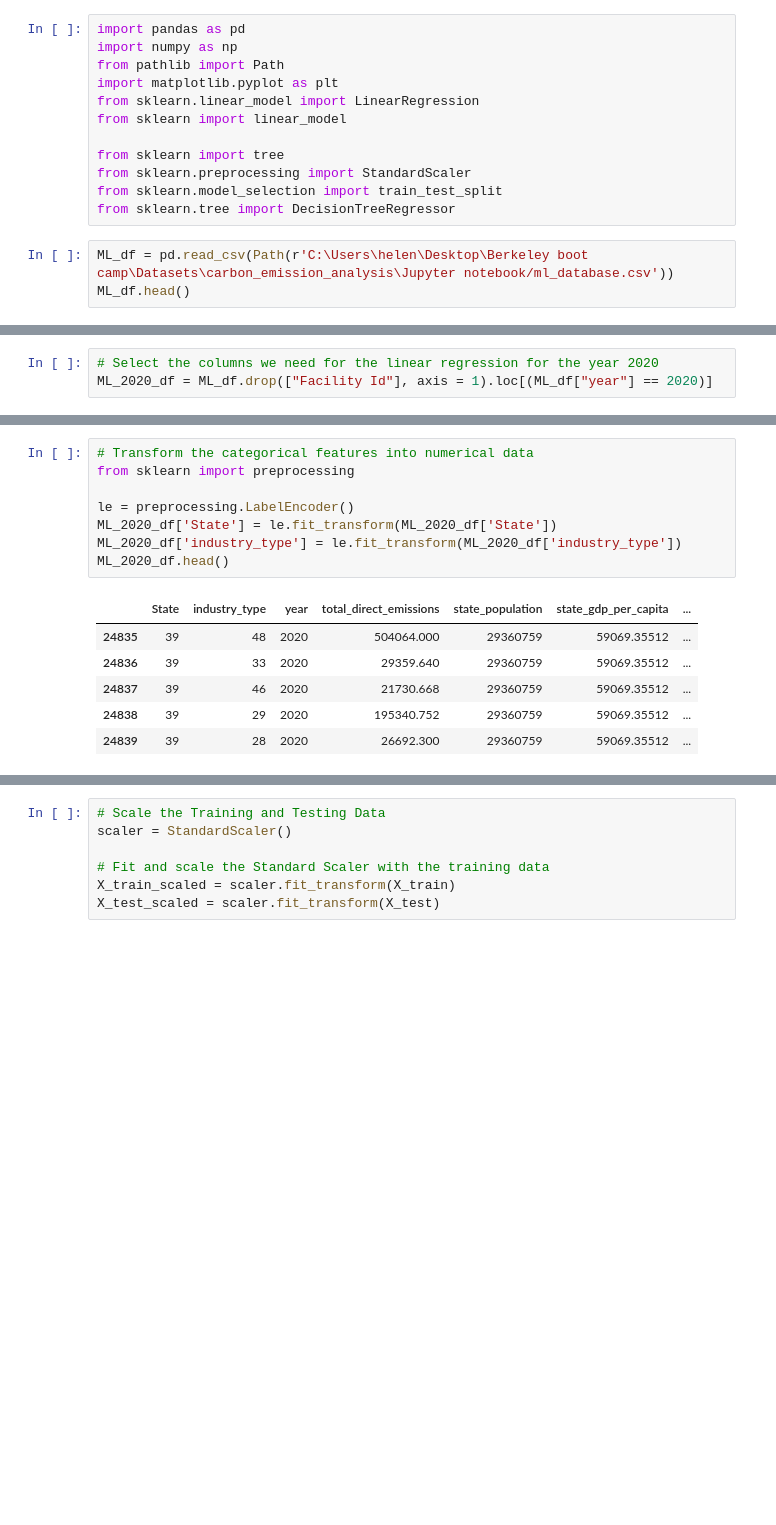
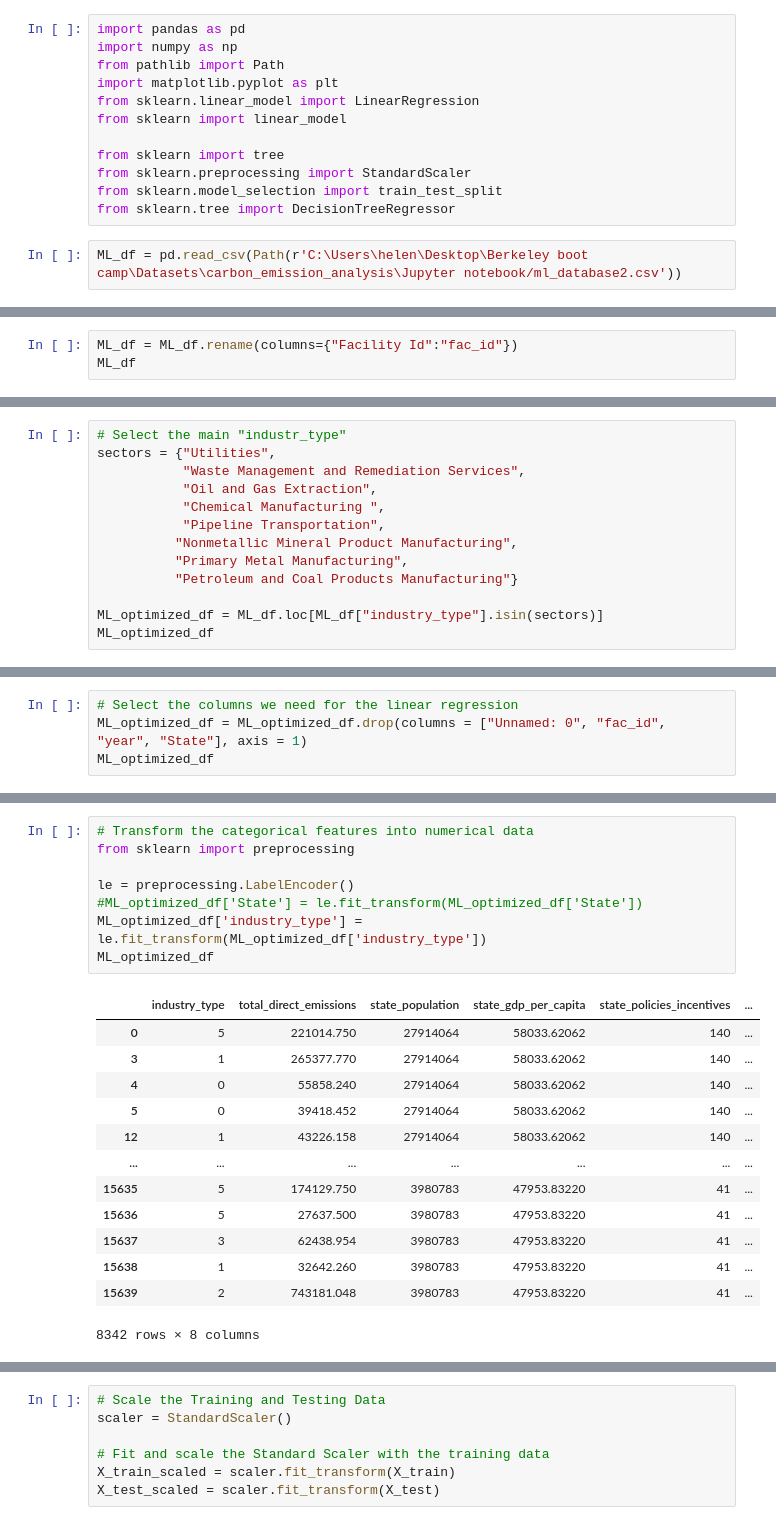
Before and after one commit to shinigami423/carbon_emission_analysis, a Jupyter notebook: Machine Learning/ML_linear_regression.ipynb, the cells around one changed output, grey strips where cells are left out. Saved outputs shown, nothing was run; the diff lists cells and outputs as text; blank space fills up the shorter version.

Commit message:
ML with linear regression and main industries

```diff
--- a/Machine Learning/ML_linear_regression.ipynb
+++ b/Machine Learning/ML_linear_regression.ipynb
@@ -11,5 +11,4 @@ from sklearn.preprocessing import StandardScaler
 from sklearn.model_selection import train_test_split
 from sklearn.tree import DecisionTreeRegressor
 # %%
-ML_df = pd.read_csv(Path(r'C:\Users\helen\Desktop\Berkeley boot camp\Datasets\carbon_emission_analysis\Jupyter notebook/ml_database.csv'))
-ML_df.head()
+ML_df = pd.read_csv(Path(r'C:\Users\helen\Desktop\Berkeley boot camp\Datasets\carbon_emission_analysis\Jupyter notebook/ml_database2.csv'))
@@ -22,0 +29,3 @@ ML_df.head()
+# %%
+ML_df = ML_df.rename(columns={"Facility Id":"fac_id"})
+ML_df
@@ -22,0 +66,13 @@ ML_df.head()
+# %%
+# Select the main "industr_type"
+sectors = {"Utilities",
+           "Waste Management and Remediation Services",
+           "Oil and Gas Extraction",
+           "Chemical Manufacturing ",
+           "Pipeline Transportation",
+          "Nonmetallic Mineral Product Manufacturing",
+          "Primary Metal Manufacturing",
+          "Petroleum and Coal Products Manufacturing"}
+
+ML_optimized_df = ML_df.loc[ML_df["industry_type"].isin(sectors)]
+ML_optimized_df
@@ -23,3 +93,4 @@ ML_df.head()
 # %%
-# Select the columns we need for the linear regression for the year 2020
-ML_2020_df = ML_df.drop(["Facility Id"], axis = 1).loc[(ML_df["year"] == 2020)]
+# Select the columns we need for the linear regression
+ML_optimized_df = ML_optimized_df.drop(columns = ["Unnamed: 0", "fac_id", "year", "State"], axis = 1)
+ML_optimized_df
@@ -26,15 +111,22 @@ ML_2020_df = ML_df.drop(["Facility Id"], axis = 1).loc[(ML_df["year"] == 2020)]
 # %%
 # Transform the categorical features into numerical data
 from sklearn import preprocessing
 
 le = preprocessing.LabelEncoder()
-ML_2020_df['State'] = le.fit_transform(ML_2020_df['State'])
-ML_2020_df['industry_type'] = le.fit_transform(ML_2020_df['industry_type'])
-ML_2020_df.head()
+#ML_optimized_df['State'] = le.fit_transform(ML_optimized_df['State'])
+ML_optimized_df['industry_type'] = le.fit_transform(ML_optimized_df['industry_type'])
+ML_optimized_df
 # %% [output]
-|  | State | industry_type | year | total_direct_emissions | state_population | state_gdp_per_capita | ... |
-| 24835 | 39 | 48 | 2020 | 504064.000 | 29360759 | 59069.35512 | ... |
-| 24836 | 39 | 33 | 2020 | 29359.640 | 29360759 | 59069.35512 | ... |
-| 24837 | 39 | 46 | 2020 | 21730.668 | 29360759 | 59069.35512 | ... |
-| 24838 | 39 | 29 | 2020 | 195340.752 | 29360759 | 59069.35512 | ... |
-| 24839 | 39 | 28 | 2020 | 26692.300 | 29360759 | 59069.35512 | ... |
+|  | industry_type | total_direct_emissions | state_population | state_gdp_per_capita | state_policies_incentives | ... |
+| 0 | 5 | 221014.750 | 27914064 | 58033.62062 | 140 | ... |
+| 3 | 1 | 265377.770 | 27914064 | 58033.62062 | 140 | ... |
+| 4 | 0 | 55858.240 | 27914064 | 58033.62062 | 140 | ... |
+| 5 | 0 | 39418.452 | 27914064 | 58033.62062 | 140 | ... |
+| 12 | 1 | 43226.158 | 27914064 | 58033.62062 | 140 | ... |
+| ... | ... | ... | ... | ... | ... | ... |
+| 15635 | 5 | 174129.750 | 3980783 | 47953.83220 | 41 | ... |
+| 15636 | 5 | 27637.500 | 3980783 | 47953.83220 | 41 | ... |
+| 15637 | 3 | 62438.954 | 3980783 | 47953.83220 | 41 | ... |
+| 15638 | 1 | 32642.260 | 3980783 | 47953.83220 | 41 | ... |
+| 15639 | 2 | 743181.048 | 3980783 | 47953.83220 | 41 | ... |
+8342 rows × 8 columns
```
Also changed, not shown: parts of 14 cells of this notebook, 2 other files.
